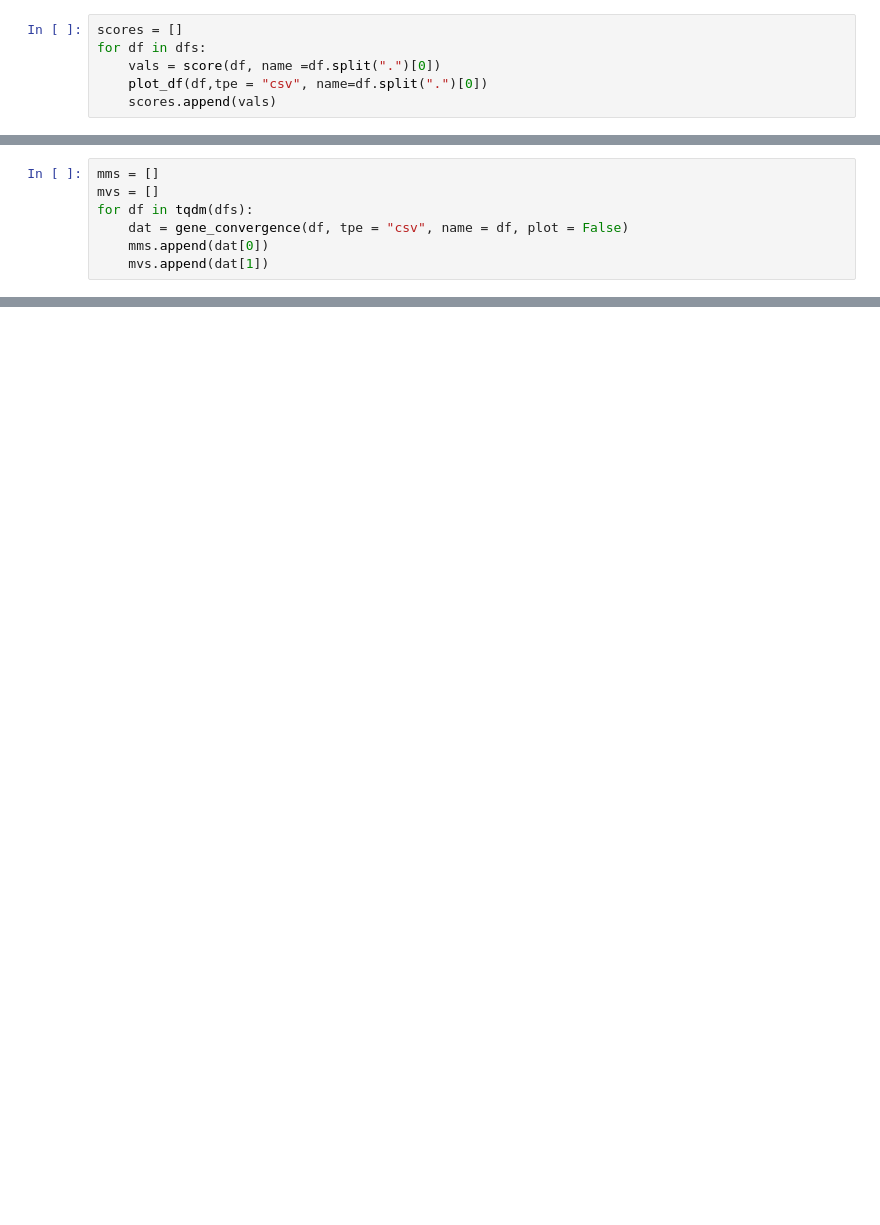
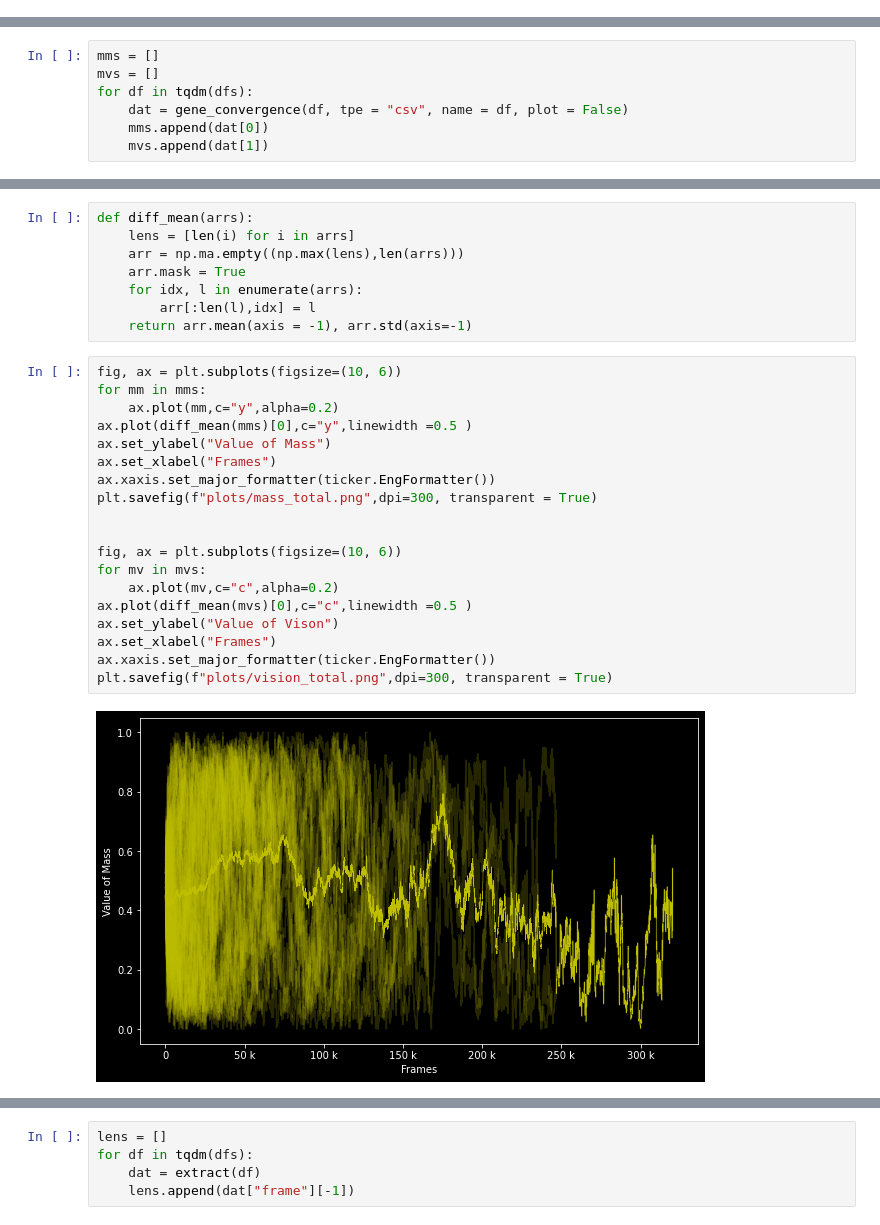
Before and after one commit to oliverweissl/CollectiveIntelligence-Project, a Jupyter notebook: Bonus/analysis.ipynb, the cells around one changed output, grey strips where cells are left out. Saved outputs shown, nothing was run; the diff lists cells and outputs as text; blank space fills up the shorter version.

```diff
--- a/Bonus/analysis.ipynb
+++ b/Bonus/analysis.ipynb
@@ -336,6 +327,0 @@ print(dfs)
-# %%
-scores = []
-for df in dfs:
-    vals = score(df, name =df.split(".")[0])
-    plot_df(df,tpe = "csv", name=df.split(".")[0])
-    scores.append(vals)
@@ -398,0 +335,29 @@ score("X_sexual_296252.csv", name ="X_sexual_296252.csv")
+# %%
+def diff_mean(arrs):
+    lens = [len(i) for i in arrs]
+    arr = np.ma.empty((np.max(lens),len(arrs)))
+    arr.mask = True
+    for idx, l in enumerate(arrs):
+        arr[:len(l),idx] = l
+    return arr.mean(axis = -1), arr.std(axis=-1)
+# %%
+fig, ax = plt.subplots(figsize=(10, 6))
+for mm in mms:
+    ax.plot(mm,c="y",alpha=0.2)
+ax.plot(diff_mean(mms)[0],c="y",linewidth =0.5 )
+ax.set_ylabel("Value of Mass")
+ax.set_xlabel("Frames")
+ax.xaxis.set_major_formatter(ticker.EngFormatter())
+plt.savefig(f"plots/mass_total.png",dpi=300, transparent = True)
+
+
+fig, ax = plt.subplots(figsize=(10, 6))
+for mv in mvs:
+    ax.plot(mv,c="c",alpha=0.2)
+ax.plot(diff_mean(mvs)[0],c="c",linewidth =0.5 )
+ax.set_ylabel("Value of Vison")
+ax.set_xlabel("Frames")
+ax.xaxis.set_major_formatter(ticker.EngFormatter())
+plt.savefig(f"plots/vision_total.png",dpi=300, transparent = True)
+# %% [output]
+[figure, added]
@@ -398,0 +365,5 @@ score("X_sexual_296252.csv", name ="X_sexual_296252.csv")
+# %%
+lens = []
+for df in tqdm(dfs):
+    dat = extract(df)
+    lens.append(dat["frame"][-1])
```
Also changed, not shown: parts of 19 cells of this notebook.
